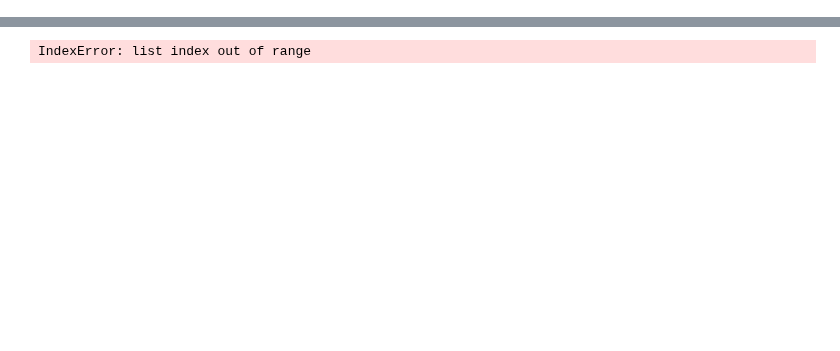
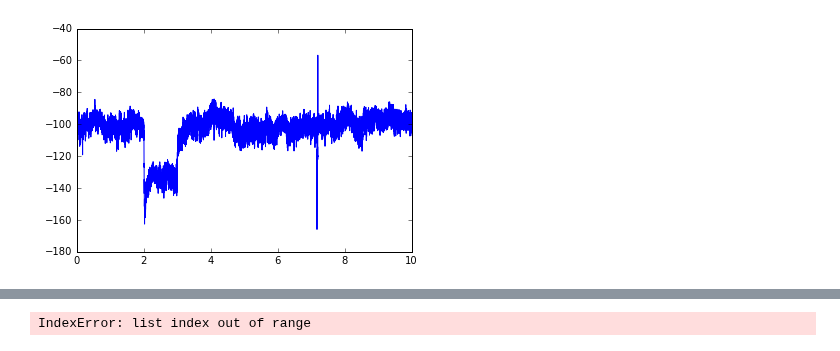
Before and after one commit to vdutell/ephysanalysis, a Jupyter notebook: vclamp.ipynb, the cells around one changed output, grey strips where cells are left out. Drawn from its saved outputs; the diff is of its cells as text; code cells hidden in the pictures; blank space fills up the shorter version.

```diff
--- a/vclamp.ipynb
+++ b/vclamp.ipynb
@@ -23,0 +1,18 @@ AttributeError: 'list' object has no attribute 'times'
+# %%
+def plotrawsweep(fname, sweepnumber):
+    import numpy as np
+    from quantities import kHz, ms, nA, s, uV
+    from neo.io import AxonIO
+    import matplotlib.pyplot as plt
+    %matplotlib inline
+
+    r = AxonIO(filename=fname)
+    block = r.read()[0] # read the entire file > a Block
+
+    #grab sweep
+    asig = block.segments[sweepnumber].analogsignals[0]
+    times = asig.times.rescale('s').magnitude
+    #set start time to zero
+    times = times-times[0]
+    #asig = asig.rescale('pA').magnitude
+    plt.plot(times, asig)
@@ -23,0 +94,4 @@ AttributeError: 'list' object has no attribute 'times'
+# %%
+plotrawsweep(fname,0)
+# %% [output]
+[figure, added]
```
Also changed, not shown: parts of 10 cells of this notebook, 3 other files.
